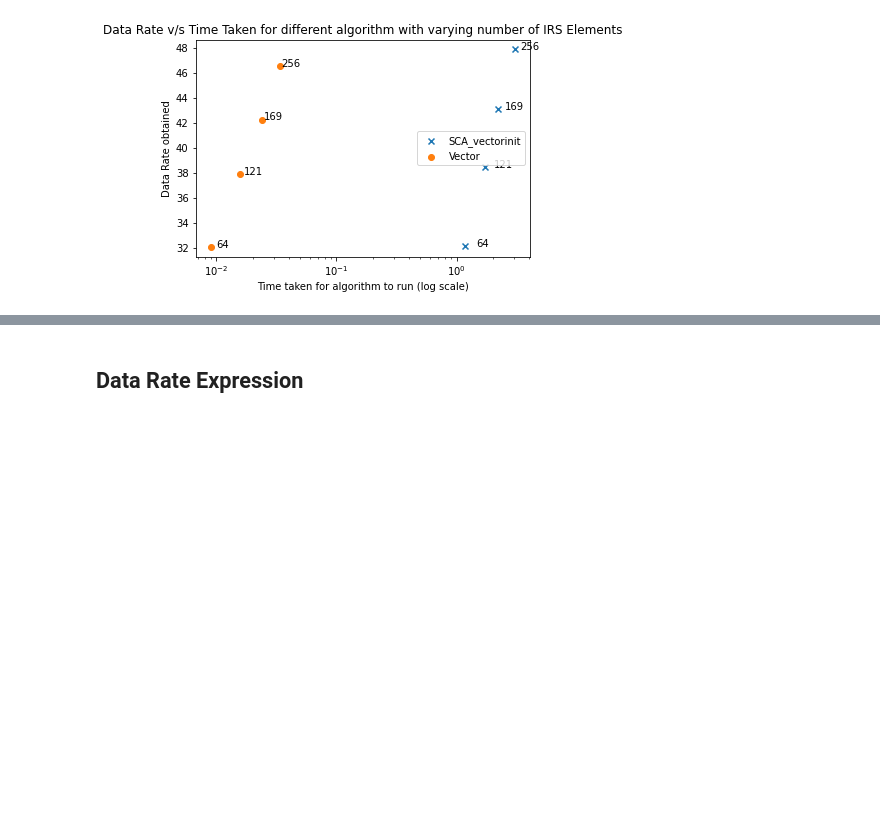
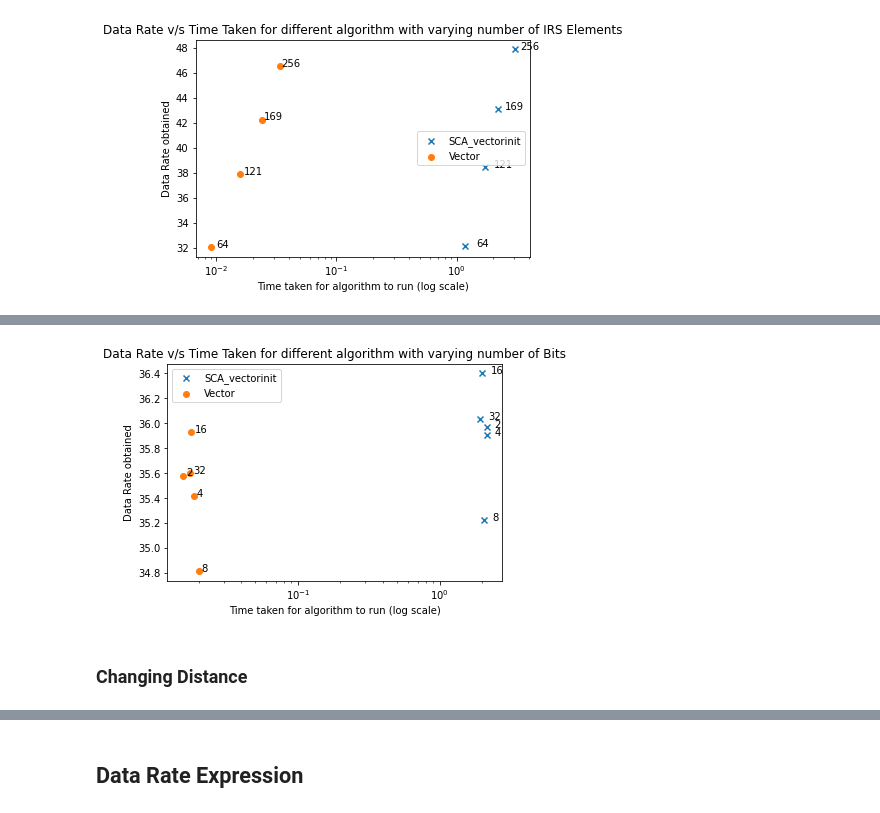
Before and after one commit to aditj/IRS-Paper, a Jupyter notebook: IRS_problem.ipynb, the cells around one changed output, grey strips where cells are left out. Saved outputs shown, nothing was run; the diff lists cells and outputs as text; code cells hidden in the pictures; blank space fills up the shorter version.

```diff
--- a/IRS_problem.ipynb
+++ b/IRS_problem.ipynb
@@ -412,0 +581,15 @@ plt.xscale("log")
+# %%
+plt.scatter(*zip(*sca.mean(axis = 1)),label="SCA_vectorinit",marker="x")
+plt.scatter(*zip(*vector.mean(axis = 1)),label="Vector")
+plt.legend()
+for i, txt in enumerate(M_s):
+    plt.annotate(txt, (sca.mean(axis = 1)[i][0]+0.3, sca.mean(axis = 1)[i][1]))
+    plt.annotate(txt, (vector.mean(axis = 1)[i][0]+0.001, vector.mean(axis = 1)[i][1]))
+plt.title("Data Rate v/s Time Taken for different algorithm with varying number of Bits")
+plt.ylabel("Data Rate obtained")
+plt.xlabel("Time taken for algorithm to run (log scale)")
+plt.xscale("log")
+# %% [output]
+[figure, added]
+# %% [markdown]
+### Changing Distance
```
Also changed, not shown: parts of 12 cells of this notebook, 1 other file.
